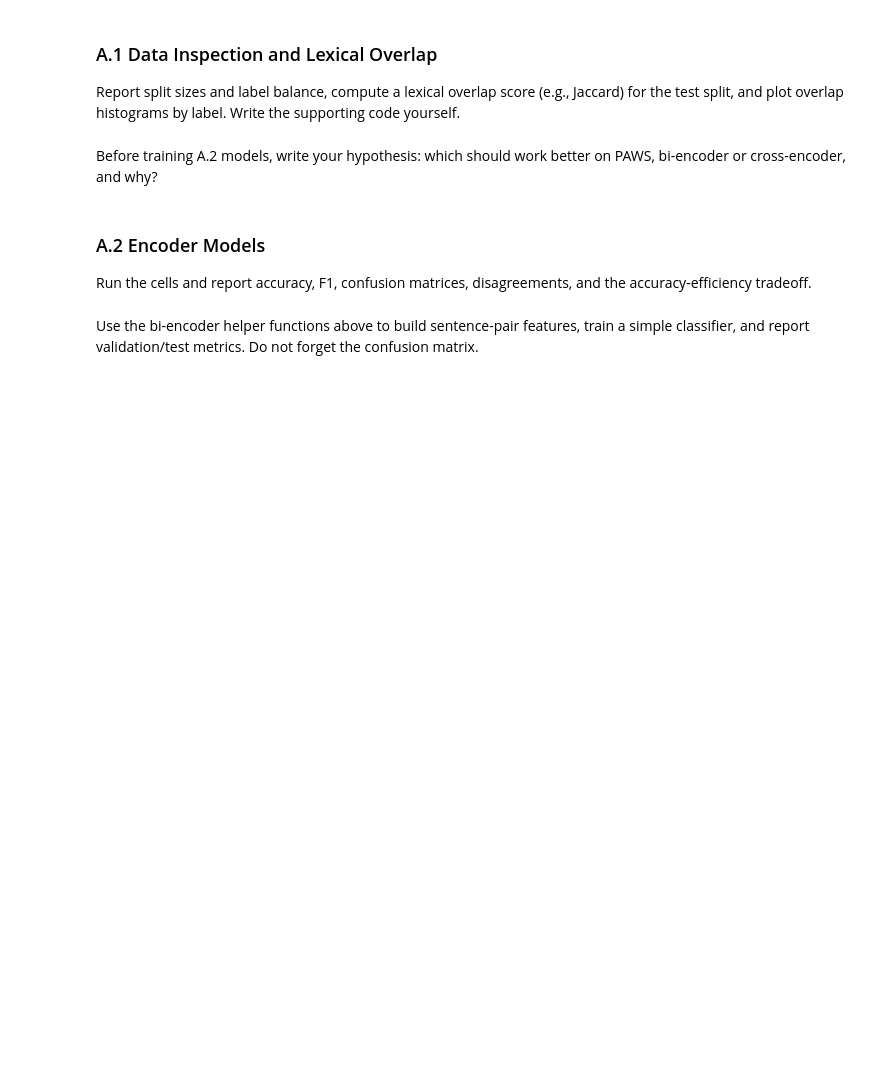
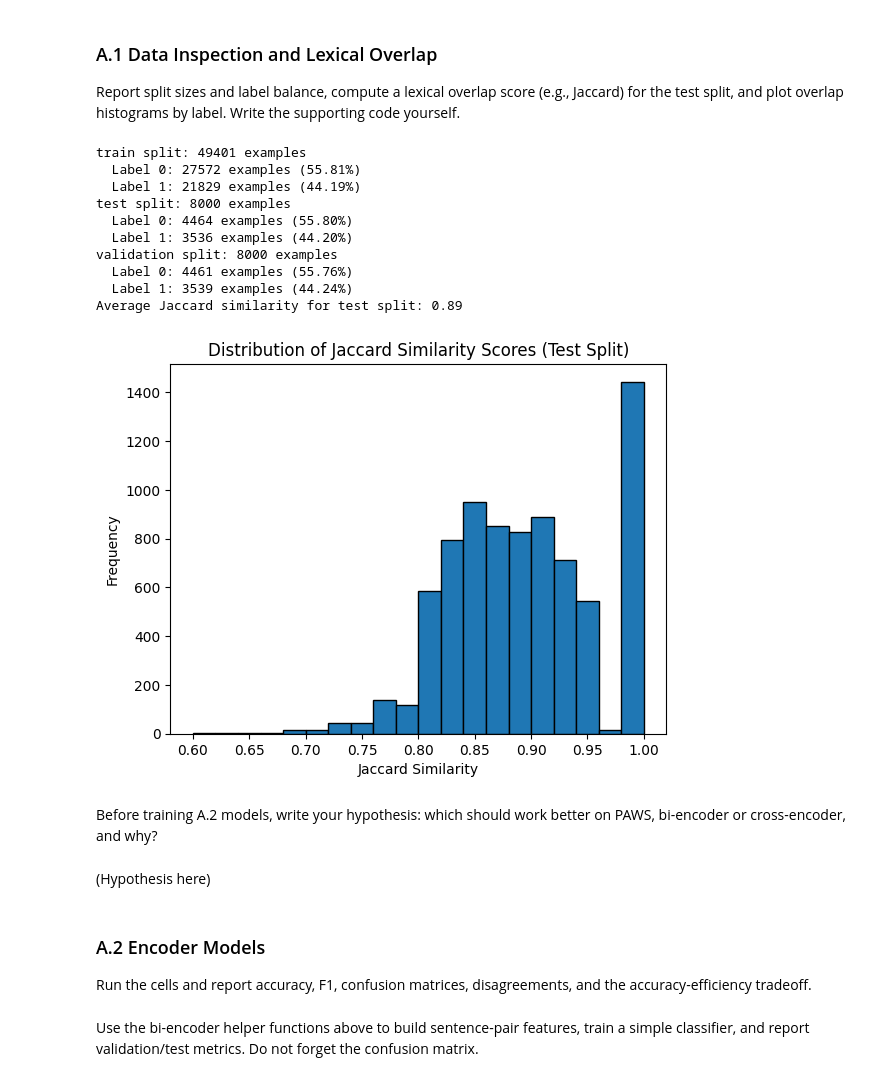
Before and after one commit to sonirohan/intro-ml, a Jupyter notebook: final_project/project_hints.ipynb, the cells around one changed output. Saved outputs shown, nothing was run; the diff lists cells and outputs as text; code cells hidden in the pictures; blank space fills up the shorter version.

Commit message:
half of A1 done, just to get started

```diff
--- a/final_project/project_hints.ipynb
+++ b/final_project/project_hints.ipynb
@@ -51,5 +53,10 @@ def clear_memory(*names):
 # %% [markdown]
 ## Part A: PAWS Sentence-Pair Classification
 # %%
-paws = load_dataset("paws", "labeled_final")
+# changed this link so that I can load the dataset in VS code
+paws = load_dataset("google-research-datasets/paws", "labeled_final")
+
+# use the following if you're just using Google Colab
+#paws = load_dataset("paws", "labeled_final")
+
 paws
@@ -57,5 +79,51 @@ paws
 ### A.1 Data Inspection and Lexical Overlap
 
 Report split sizes and label balance, compute a lexical overlap score (e.g., Jaccard) for the test split, and plot overlap histograms by label. Write the supporting code yourself.
+# %%
+# report split sizes and label balance
+for split_name, dataset in paws.items():
+    labels = dataset["label"]
+    label_counts = Counter(labels)
+    total = len(labels)
+    print(f"{split_name} split: {total} examples")
+    for label, count in label_counts.items():
+        percentage = (count / total) * 100
+        print(f"  Label {label}: {count} examples ({percentage:.2f}%)")
+
+# compute lexical overlap score (Jaccard similarity) for the test split
+def jaccard_similarity(str1, str2):
+    set1 = set(re.findall(r"\w+", str1.lower()))
+    set2 = set(re.findall(r"\w+", str2.lower()))
+    intersection = set1.intersection(set2)
+    union = set1.union(set2)
+
+    # uses the ratio of the intersection size to the union size as the similarity score
+    return len(intersection) / len(union) if union else 0.0
+
+test_dataset = paws["test"]
+sentences1 = test_dataset["sentence1"]
+sentences2 = test_dataset["sentence2"]
+
+jaccard_scores = [jaccard_similarity(s1, s2) for s1, s2 in zip(sentences1, sentences2)]
+print(f"Average Jaccard similarity for test split: {sum(jaccard_scores) / len(jaccard_scores):.2f}")
+
+# plots overlap histogram for test split
+plt.hist(jaccard_scores, bins=20, edgecolor="black")
+plt.title("Distribution of Jaccard Similarity Scores (Test Split)")
+plt.xlabel("Jaccard Similarity")
+plt.ylabel("Frequency")
+plt.show()
+# %% [output]
+train split: 49401 examples
+  Label 0: 27572 examples (55.81%)
+  Label 1: 21829 examples (44.19%)
+test split: 8000 examples
+  Label 0: 4464 examples (55.80%)
+  Label 1: 3536 examples (44.20%)
+validation split: 8000 examples
+  Label 0: 4461 examples (55.76%)
+  Label 1: 3539 examples (44.24%)
+Average Jaccard similarity for test split: 0.89
+[figure, added]
 # %% [markdown]
 Before training A.2 models, write your hypothesis: which should work better on PAWS, bi-encoder or cross-encoder, and why?
@@ -62,3 +132,5 @@ Before training A.2 models, write your hypothesis: which should work better on P
+# %% [markdown]
+(Hypothesis here)
 # %% [markdown]
 ### A.2 Encoder Models
 
```
Also changed, not shown: parts of 4 cells of this notebook.
